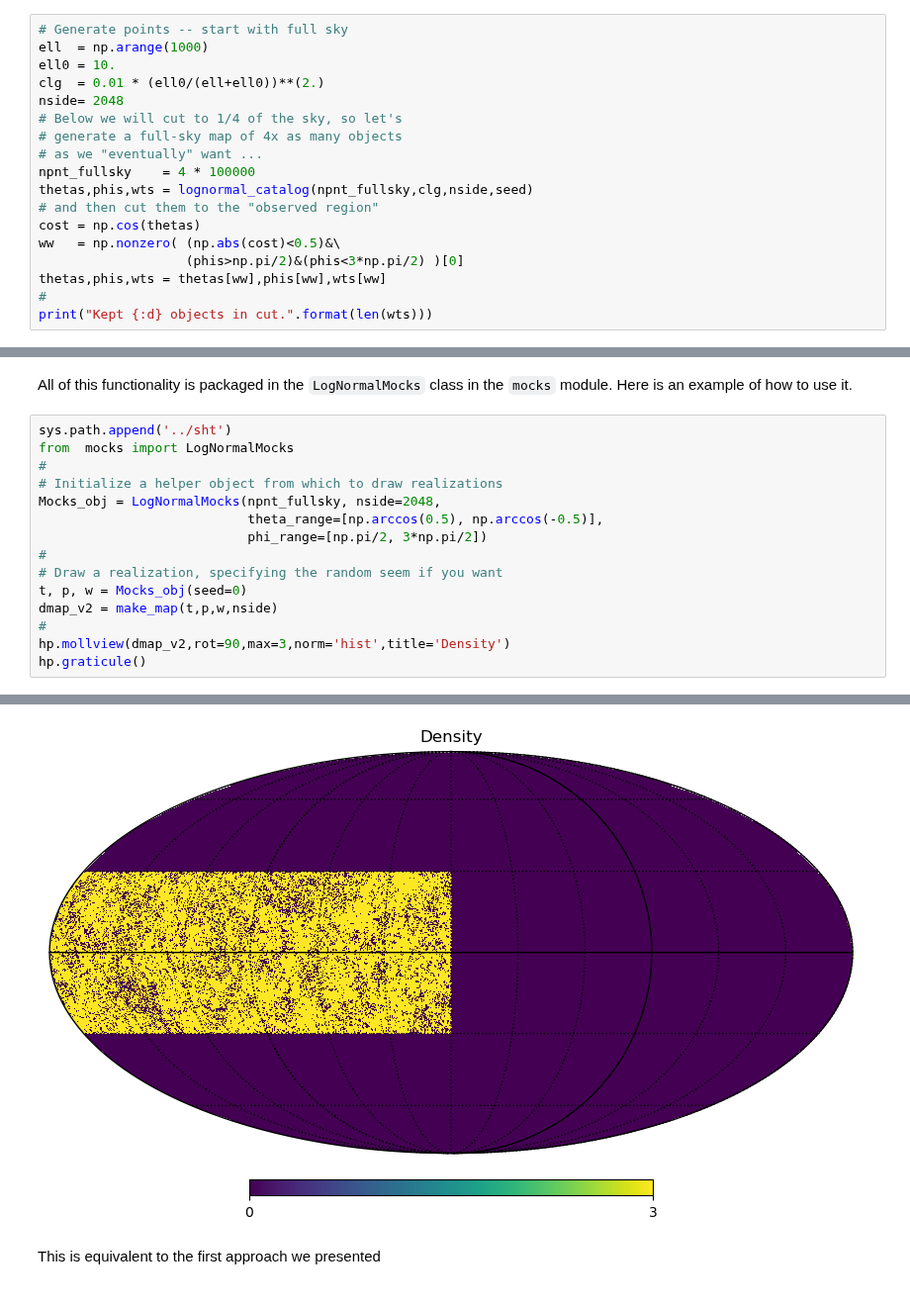
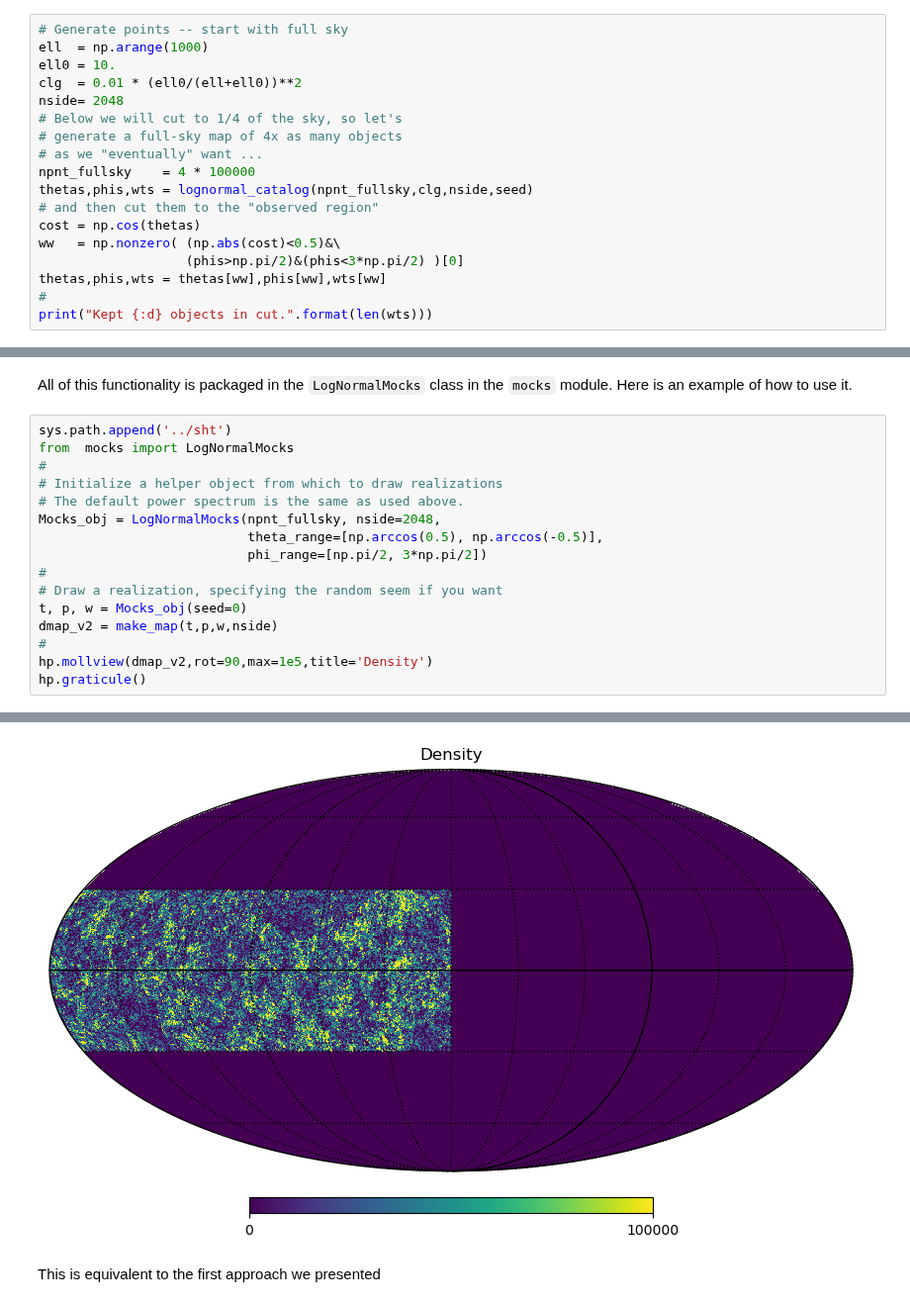
Before and after one commit to martinjameswhite/directsht, a Jupyter notebook: notebooks/making_mocks.ipynb, the cells around one changed output, grey strips where cells are left out. Shown at 99% size. Drawn from its saved outputs; the diff is of its cells as text.

Commit message:
More info on lognormal spectrum.

```diff
--- a/notebooks/making_mocks.ipynb
+++ b/notebooks/making_mocks.ipynb
@@ -45,7 +42,7 @@ def lognormal_catalog(Npnt,clg,nside=256, seed=None):
 # Generate points -- start with full sky
 ell  = np.arange(1000)
 ell0 = 10.
-clg  = 0.01 * (ell0/(ell+ell0))**(2.)
+clg  = 0.01 * (ell0/(ell+ell0))**2
 nside= 2048
 # Below we will cut to 1/4 of the sky, so let's
 # generate a full-sky map of 4x as many objects
@@ -96,6 +98,7 @@ sys.path.append('../sht')
 from  mocks import LogNormalMocks
 #
 # Initialize a helper object from which to draw realizations
+# The default power spectrum is the same as used above.
 Mocks_obj = LogNormalMocks(npnt_fullsky, nside=2048,
                            theta_range=[np.arccos(0.5), np.arccos(-0.5)],
                            phi_range=[np.pi/2, 3*np.pi/2])
@@ -104,7 +107,7 @@ Mocks_obj = LogNormalMocks(npnt_fullsky, nside=2048,
 t, p, w = Mocks_obj(seed=0)
 dmap_v2 = make_map(t,p,w,nside)
 #
-hp.mollview(dmap_v2,rot=90,max=3,norm='hist',title='Density')
+hp.mollview(dmap_v2,rot=90,max=1e5,title='Density')
 hp.graticule()
 # %% [output]
 gmap in range (-3.978870e+00,3.793611e+00)
@@ -112,4 +116,4 @@ emap in range (1.055503e-04,2.506137e-01)
-[figure, old version]
+[figure, new version]
 # %% [markdown]
 This is equivalent to the first approach we presented
 # %%
```
Also changed, not shown: parts of 11 cells of this notebook.
